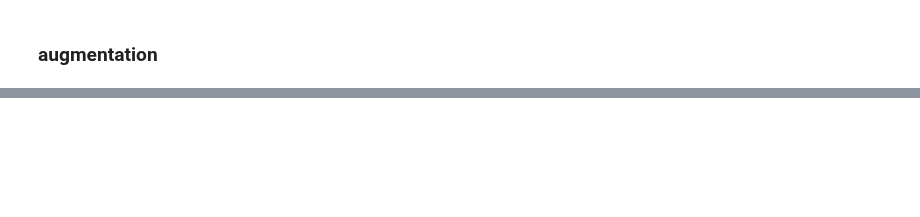
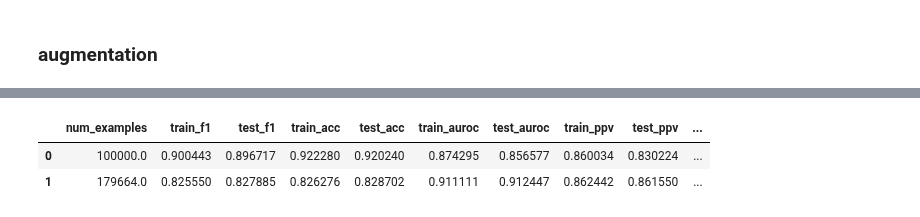
Before and after one commit to Jaskolk/ed-triage, a Jupyter notebook: ED_triage_xgb-v3-bch.ipynb, the cells around one changed output, grey strips where cells are left out. Cells and saved outputs as stored; diff of their text form; code cells hidden in the pictures; blank space fills up the shorter version.

```diff
--- a/ED_triage_xgb-v3-bch.ipynb
+++ b/ED_triage_xgb-v3-bch.ipynb
@@ -472,0 +518,4 @@ cols
+# %%
+med_admits = medhx[admit_idxs]
+subj_admits = subjnotes[admit_idxs]
+targ_admits = target[admit_idxs]
@@ -476,0 +571,10 @@ Counter({1.0: 92436, 0.0: 9692})
+# %%
+#splitting this one hot encoded matrix into one for the presenting complaint and one for the medical history
+X_pres = encoded_x2[:,:169]
+
+X_dx = encoded_x2[:,169:]
+# %%
+features = np.concatenate((encoded_x,X_pres, X_dx, clin[cont_vars].values), axis =1)
+
+all_features = np.concatenate((features,subjnotes,medhx), axis = 1)
+all_features.shape
@@ -476,0 +583,29 @@ Counter({1.0: 92436, 0.0: 9692})
+# %%
+
+dataset_sizes = [100000, len(clin)]
+
+#initialize dataframe for results
+col_names = ['num_examples','train_f1', 'test_f1', 'train_acc', 'test_acc', 'train_auroc', 'test_auroc', 'train_ppv', 'test_ppv', 'train_sens', 'test_sens']
+output_df = pd.DataFrame(columns = col_names)
+
+for size in dataset_sizes:
+    print ()
+    print ('Training with {} examples'.format(size))
+    print ()
+
+    X_train, X_test, y_train, y_test = train_test_split(all_features[:size], target[:size], random_state=1)
+
+    xgc = xgb.XGBClassifier(gamma = 0.5, reg_alpha = 0.5)
+    %time xgc.fit(X_train, y_train)
+
+    #random train subset for metrics
+    random_indices = np.random.choice(X_test.shape[0], len(X_test), replace=False)
+
+    print ('\nTraining Set')
+    train_f1, train_auroc, train_acc, train_sens, train_ppv = get_metrics(xgc, y_train[random_indices], X_train[random_indices],
+                                                                          show_confusion = False, return_values = True)
+    print ('\nValidation Set')
+    test_f1, test_auroc, test_acc, test_sens, test_ppv = get_metrics(xgc, y_test, X_test,
+                                                                     show_confusion = False, return_values = True)
+
+    output_df.loc[len(output_df)] = [size,train_f1, test_f1, train_acc, test_acc, train_auroc, test_auroc, train_ppv, test_ppv, train_sens, test_sens]
@@ -477,3 +674,9 @@ Counter({1.0: 92436, 0.0: 9692})
+# %%
+output_df
+# %% [output]
+|  | num_examples | train_f1 | test_f1 | train_acc | test_acc | train_auroc | test_auroc | train_ppv | test_ppv | ... |
+| 0 | 100000.0 | 0.900443 | 0.896717 | 0.922280 | 0.920240 | 0.874295 | 0.856577 | 0.860034 | 0.830224 | ... |
+| 1 | 179664.0 | 0.825550 | 0.827885 | 0.826276 | 0.828702 | 0.911111 | 0.912447 | 0.862442 | 0.861550 | ... |
 # %%
 Counter(target)
 # %% [output]
```
Also changed, not shown: parts of 39 cells of this notebook, 1 other file.
